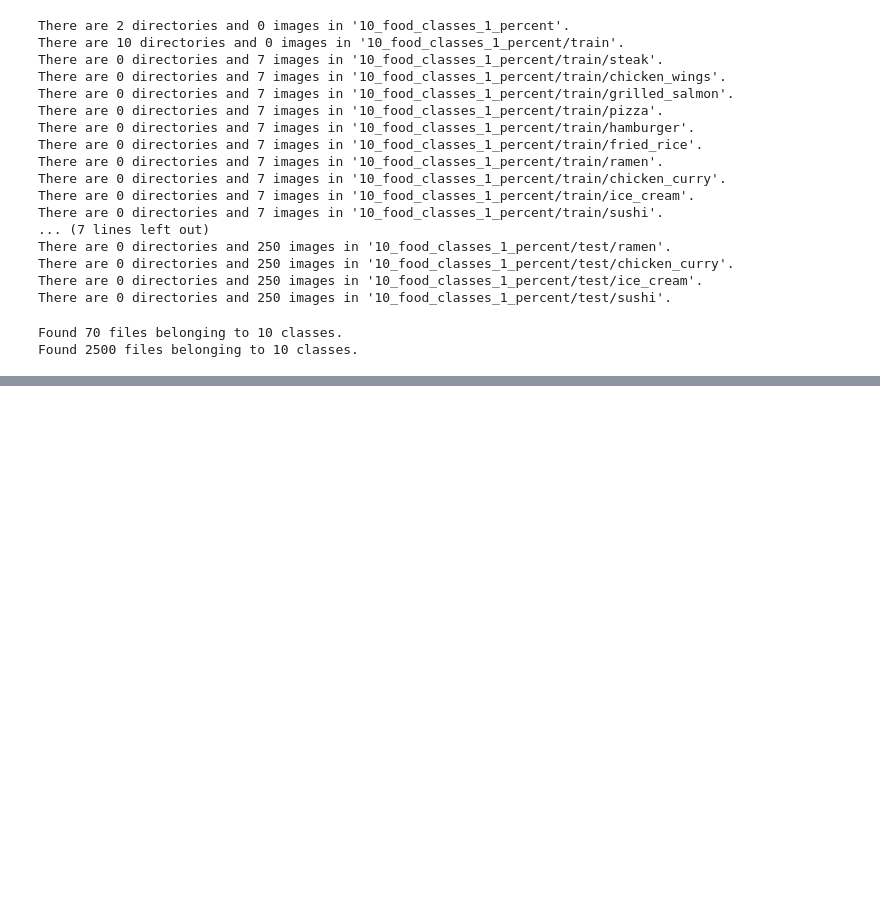
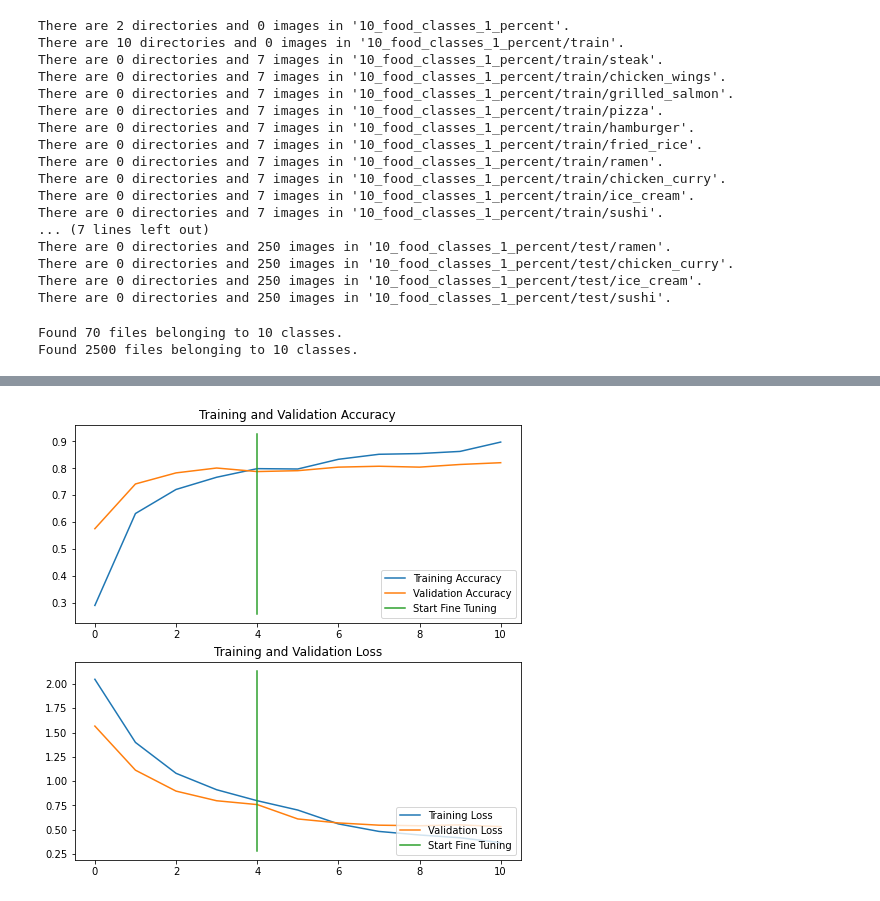
Before and after one commit to eman-kom/TensorFlow-Fundamentals, a Jupyter notebook: 05_transfer_learning_fine_tuning.ipynb, the cells around one changed output, grey strips where cells are left out. Cells and saved outputs as stored; diff of their text form; code cells hidden in the pictures; blank space fills up the shorter version.

```diff
--- a/05_transfer_learning_fine_tuning.ipynb
+++ b/05_transfer_learning_fine_tuning.ipynb
@@ -351,0 +455,11 @@ NameError: ignored
+# %%
+fine_tune_epochs = initial_epochs + 5
+
+history_fine_tune = model_2.fit(
+    train_data_10_percent,
+    epochs=fine_tune_epochs,
+    validation_data=test_data,
+    validation_steps=int(0.25 * len(test_data)),
+    initial_epoch=model_2_history.epoch[-1],
+    callbacks=[create_tensorboard_callback("transfer_learning", "fine_tuning"), checkpoint_callback]
+)
@@ -351,0 +486,28 @@ NameError: ignored
+# %%
+import matplotlib.pyplot as plt
+
+def compare_histories(original, extended, initial_epochs=5):
+    total_acc = original.history["accuracy"] + extended.history["accuracy"]
+    total_loss = original.history["loss"] + extended.history["loss"]
+
+    total_val_acc = original.history["val_accuracy"] + extended.history["val_accuracy"]
+    total_val_loss = original.history["val_loss"] + extended.history["val_loss"]
+
+    plt.figure(figsize=(8, 8))
+    plt.subplot(2, 1, 1)
+    plt.plot(total_acc, label="Training Accuracy")
+    plt.plot(total_val_acc, label="Validation Accuracy")
+    plt.plot([initial_epochs-1, initial_epochs-1], plt.ylim(), label="Start Fine Tuning")
+    plt.legend(loc="lower right")
+    plt.title("Training and Validation Accuracy")
+
+    plt.subplot(2, 1, 2)
+    plt.plot(total_loss, label="Training Loss")
+    plt.plot(total_val_loss, label="Validation Loss")
+    plt.plot([initial_epochs-1, initial_epochs-1], plt.ylim(), label="Start Fine Tuning")
+    plt.legend(loc="lower right")
+    plt.title("Training and Validation Loss")
+# %%
+compare_histories(model_2_history, history_fine_tune, 5)
+# %% [output]
+[figure, added]
```
Also changed, not shown: parts of 27 cells of this notebook.
